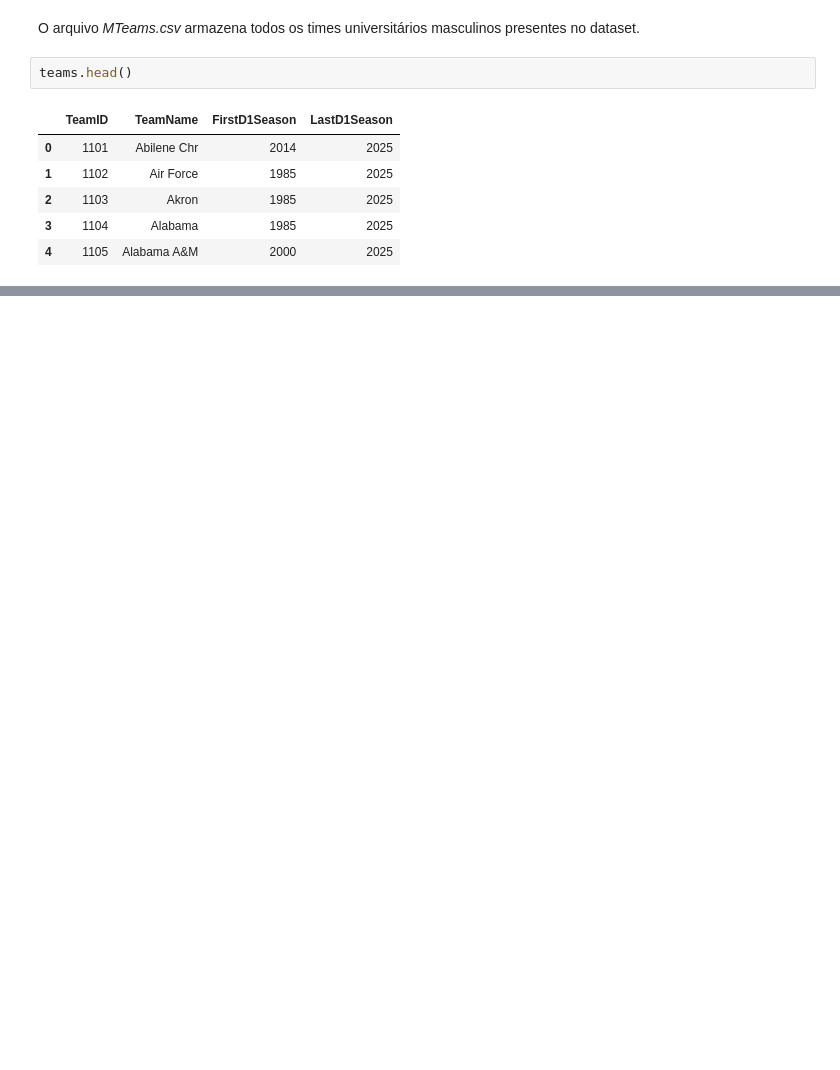
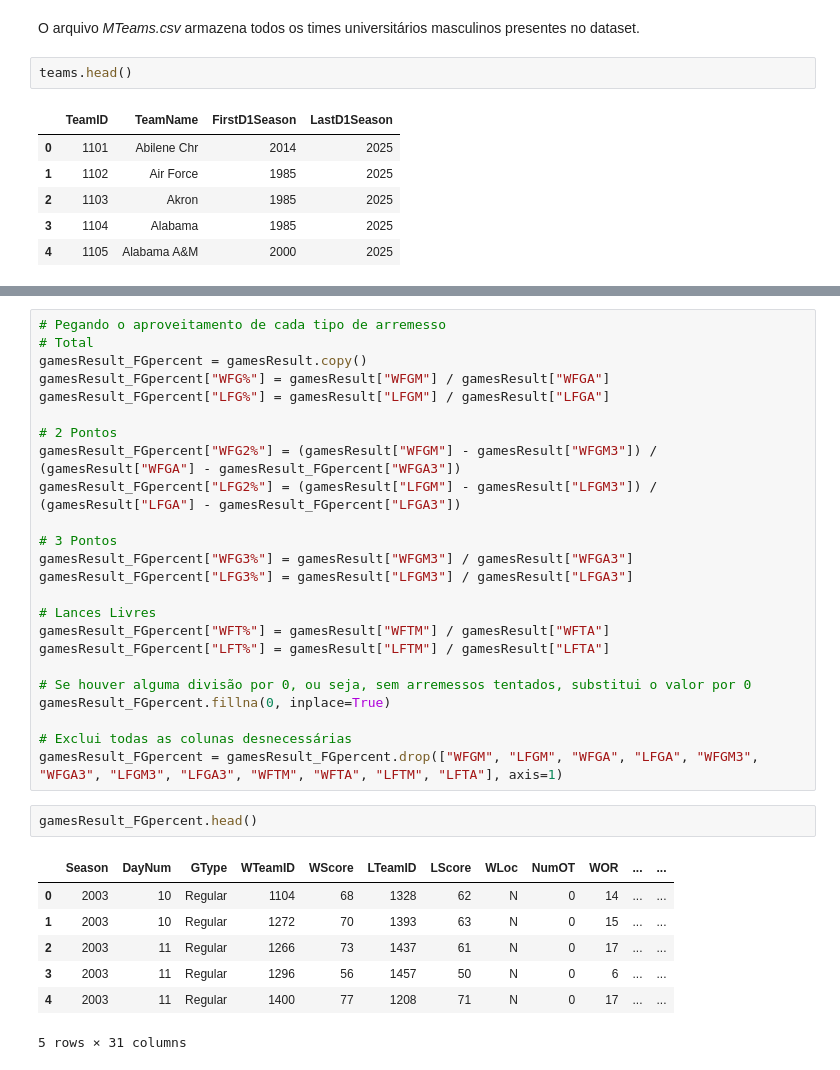
Before and after one commit to pedroasgDEV/MarchMadness_DataMine, a Jupyter notebook: main.ipynb, the cells around one changed output, grey strips where cells are left out. Cells and saved outputs as stored; diff of their text form; blank space fills up the shorter version.

```diff
--- a/main.ipynb
+++ b/main.ipynb
@@ -73,0 +146,34 @@ teams.head()
+# %%
+# Pegando o aproveitamento de cada tipo de arremesso
+# Total
+gamesResult_FGpercent = gamesResult.copy()
+gamesResult_FGpercent["WFG%"] = gamesResult["WFGM"] / gamesResult["WFGA"]
+gamesResult_FGpercent["LFG%"] = gamesResult["LFGM"] / gamesResult["LFGA"]
+
+# 2 Pontos
+gamesResult_FGpercent["WFG2%"] = (gamesResult["WFGM"] - gamesResult["WFGM3"]) / (gamesResult["WFGA"] - gamesResult_FGpercent["WFGA3"])
+gamesResult_FGpercent["LFG2%"] = (gamesResult["LFGM"] - gamesResult["LFGM3"]) / (gamesResult["LFGA"] - gamesResult_FGpercent["LFGA3"])
+
+# 3 Pontos
+gamesResult_FGpercent["WFG3%"] = gamesResult["WFGM3"] / gamesResult["WFGA3"]
+gamesResult_FGpercent["LFG3%"] = gamesResult["LFGM3"] / gamesResult["LFGA3"]
+
+# Lances Livres
+gamesResult_FGpercent["WFT%"] = gamesResult["WFTM"] / gamesResult["WFTA"]
+gamesResult_FGpercent["LFT%"] = gamesResult["LFTM"] / gamesResult["LFTA"]
+
+# Se houver alguma divisão por 0, ou seja, sem arremessos tentados, substitui o valor por 0
+gamesResult_FGpercent.fillna(0, inplace=True)
+
+# Exclui todas as colunas desnecessárias
+gamesResult_FGpercent = gamesResult_FGpercent.drop(["WFGM", "LFGM", "WFGA", "LFGA", "WFGM3", "WFGA3", "LFGM3", "LFGA3", "WFTM", "WFTA", "LFTM", "LFTA"], axis=1)
+# %%
+gamesResult_FGpercent.head()
+# %% [output]
+|  | Season | DayNum | GType | WTeamID | WScore | LTeamID | LScore | WLoc | NumOT | WOR | ... | ... |
+| 0 | 2003 | 10 | Regular | 1104 | 68 | 1328 | 62 | N | 0 | 14 | ... | ... |
+| 1 | 2003 | 10 | Regular | 1272 | 70 | 1393 | 63 | N | 0 | 15 | ... | ... |
+| 2 | 2003 | 11 | Regular | 1266 | 73 | 1437 | 61 | N | 0 | 17 | ... | ... |
+| 3 | 2003 | 11 | Regular | 1296 | 56 | 1457 | 50 | N | 0 | 6 | ... | ... |
+| 4 | 2003 | 11 | Regular | 1400 | 77 | 1208 | 71 | N | 0 | 17 | ... | ... |
+5 rows × 31 columns
```
Also changed, not shown: parts of 62 cells of this notebook, 14 other files.
